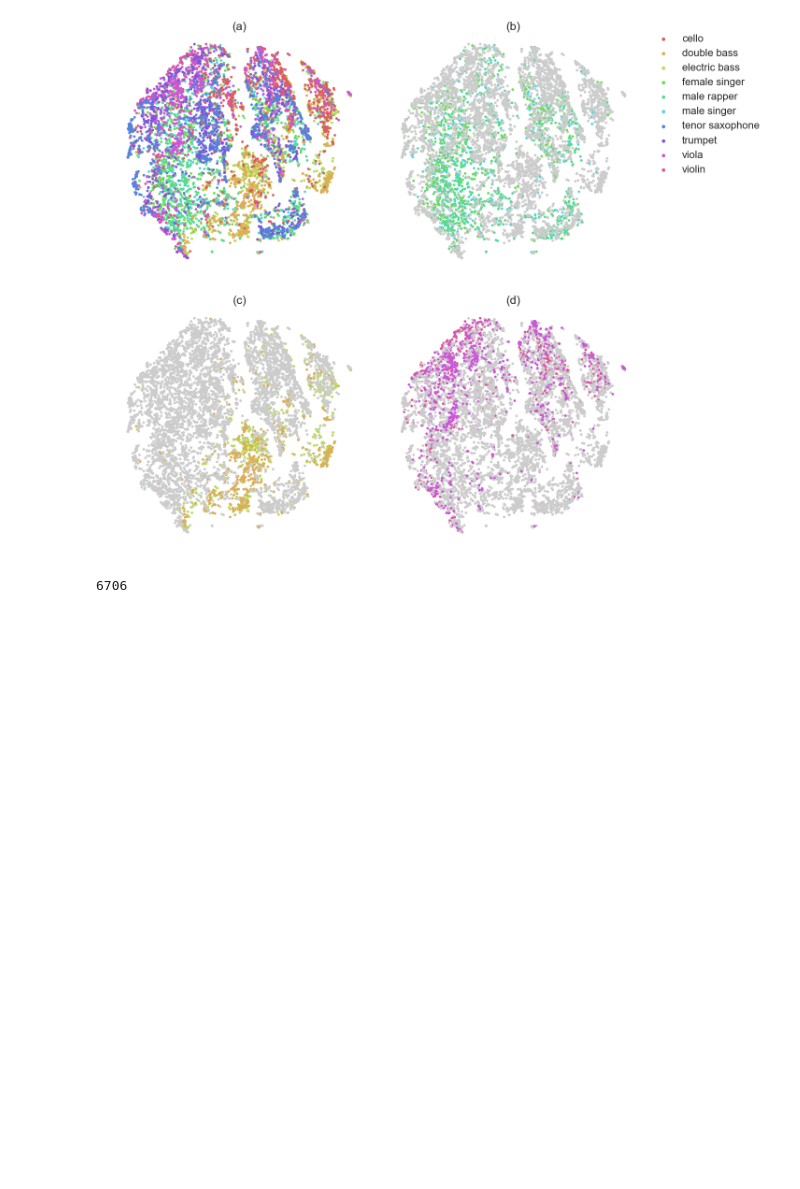
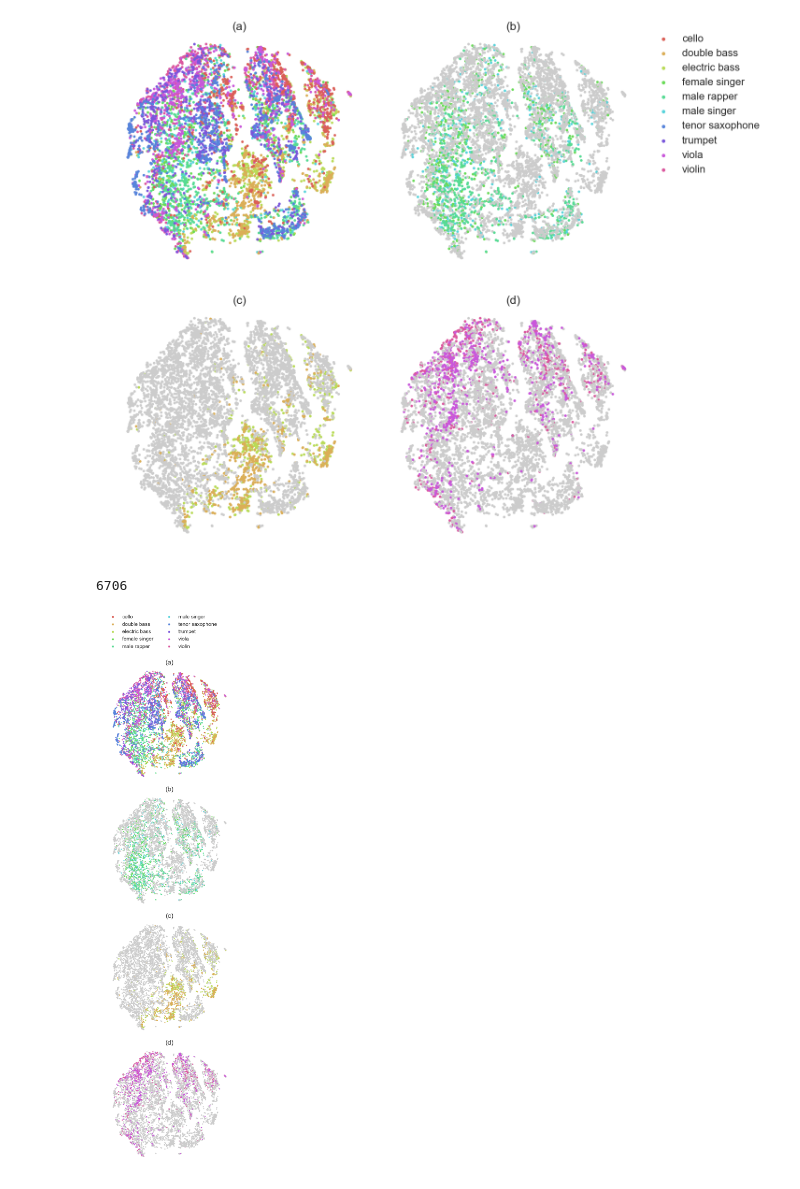
Before and after one commit to rabitt/aes-semantic-audio-2017, a Jupyter notebook: notebooks/analysis/tsne_paper_plots.ipynb, the cells around one changed output. Saved outputs shown, nothing was run; the diff lists cells and outputs as text; code cells hidden in the pictures; blank space fills up the shorter version.

Commit message:
more versions of tsne plot

```diff
--- a/notebooks/analysis/tsne_paper_plots.ipynb
+++ b/notebooks/analysis/tsne_paper_plots.ipynb
@@ -162,3 +163,64 @@ fig.savefig('./plots/tsne_instbalance_800_tsne_100_50_5000_subplots.pdf', bbox_i
 len(proj100_800['ysub_inst'])
 # %% [output]
 6706
+# %%
+# SINGLE COLUMN VERSION OF PLOT
+fig = plt.figure(figsize=(6,24))
+
+# reduce space between subplots
+gs1 = gridspec.GridSpec(4, 1)
+gs1.update(wspace=0.025, hspace=0.1) # set the spacing between axes.
+
+subplot_dotsize = 10
+
+# ALL
+ax1 = plt.subplot(gs1[0])
+# ax1 = fig.add_subplot(411)
+custom_scatter_subplot_legend(proj100_800['tsne'], proj100_800['ysub_inst'],
+                              proj100_800['instruments'], ax1,
+                              dotsize=subplot_dotsize, cmap='hls');
+plt.title('(a)')
+
+# VOCAL
+# ax2 = fig.add_subplot(412)
+ax2 = plt.subplot(gs1[1])
+custom_scatter_subplot_legend(proj100_800['tsne'], proj100_800['ysub_inst'],
+                              proj100_800['instruments'], ax2, muted=[0, 1, 2, 6, 7, 8, 9],
+                              dotsize=subplot_dotsize, cmap='hls');
+plt.title('(b)')
+
+# BASS
+# ax3 = fig.add_subplot(413)
+ax3 = plt.subplot(gs1[2])
+custom_scatter_subplot_legend(proj100_800['tsne'], proj100_800['ysub_inst'],
+                              proj100_800['instruments'], ax3, muted=[0, 3, 4, 5, 6, 7, 8, 9],
+                              dotsize=subplot_dotsize, cmap='hls');
+plt.title('(c)')
+
+# VIOLIN + VIOLA
+# ax4 = fig.add_subplot(414)
+ax4 = plt.subplot(gs1[3])
+custom_scatter_subplot_legend(proj100_800['tsne'], proj100_800['ysub_inst'],
+                              proj100_800['instruments'], ax4, muted=[0, 1, 2, 3, 4, 5, 6, 7],
+                              dotsize=subplot_dotsize, cmap='hls');
+plt.title('(d)')
+
+# Legend
+palette = np.array(sns.color_palette('hls', 10))
+labels = proj100_800['instruments']
+legend_dotsize=12
+legend_artists = []
+for n, label in enumerate(labels):
+    h = plt.scatter(0, 0, s=legend_dotsize, lw=0, c=palette[n])
+    legend_artists.append(h)
+
+# lgnd = plt.legend(legend_artists, labels, scatterpoints=1, bbox_to_anchor=(1.03, 4.9), loc=2, ncol=1, fontsize=12)
+lgnd = plt.legend(legend_artists, labels, scatterpoints=1, bbox_to_anchor=(0.00, 4.45, 1., .102),
+                  loc=3, ncol=2, fontsize=14, borderaxespad=0, borderpad=0)
+# Change legend marker size
+for i in range(len(lgnd.legendHandles)):
+    lgnd.legendHandles[i]._sizes = [30]
+
+# plt.tight_layout()
+# %% [output]
+[figure, added]
```
Also changed, not shown: parts of 6 cells of this notebook.
